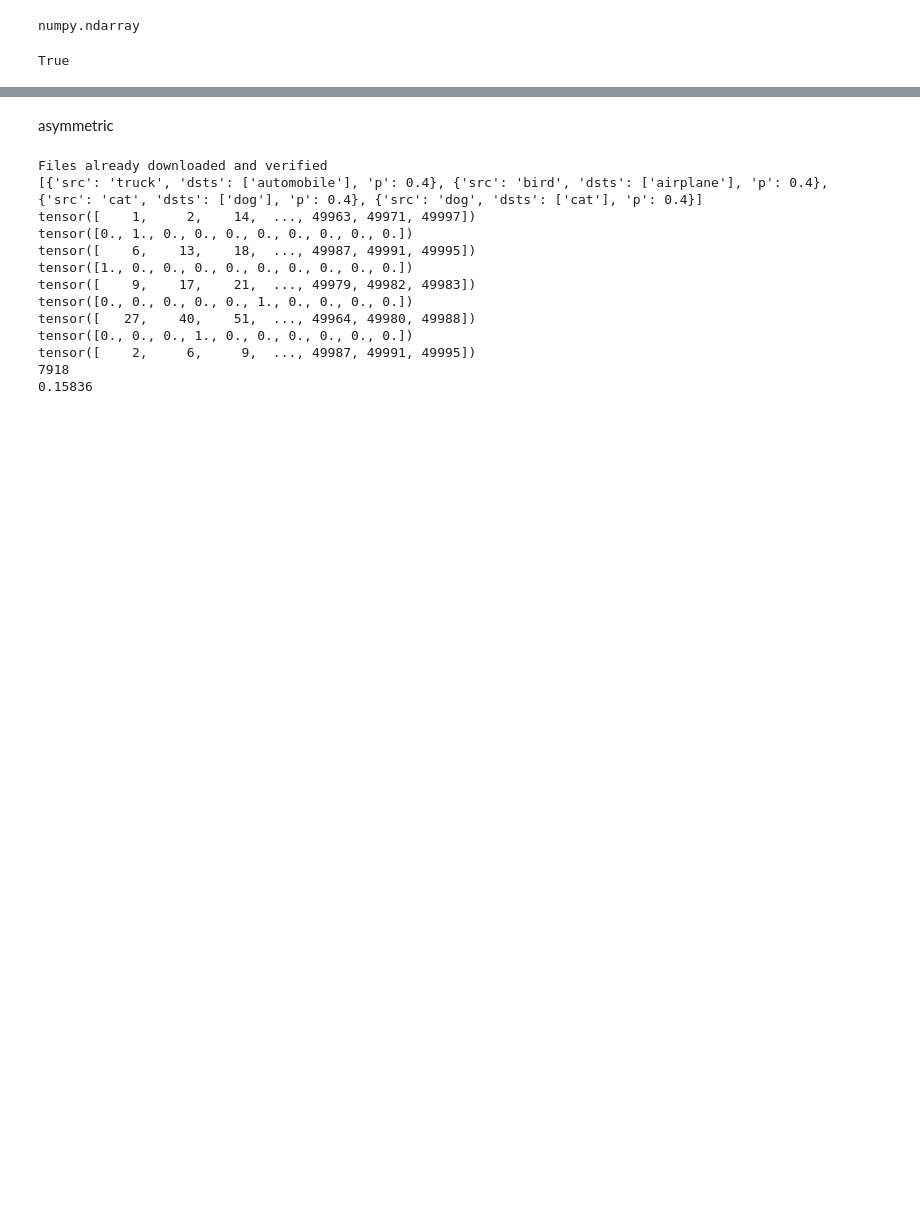
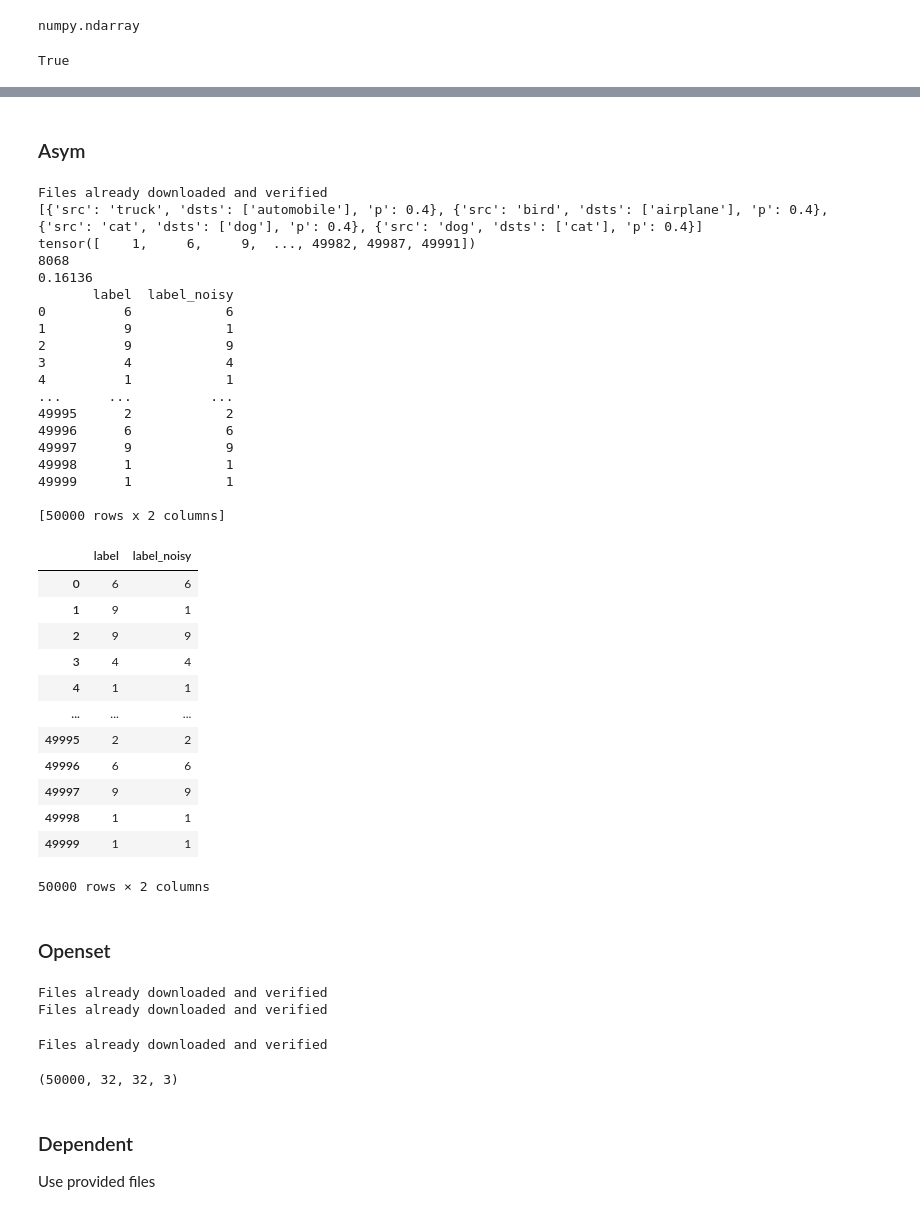
Before and after one commit to mark-antal-csizmadia/re-sln, a Jupyter notebook: scratch.ipynb, the cells around one changed output, grey strips where cells are left out. Drawn from its saved outputs; the diff is of its cells as text; code cells hidden in the pictures; blank space fills up the shorter version.

Commit message:
inherent label noise ++

```diff
--- a/scratch.ipynb
+++ b/scratch.ipynb
@@ -481,8 +414,9 @@ tensor([    0,     2,     5,  ..., 49989, 49992, 49994])
-# %% [markdown]
-asymmetric
+# %% [markdown]
+### Asym
 # %%
+dataset_name = "cifar10"
 train_dataset = datasets.CIFAR10(os.path.join(datapath, dataset_name), train=True, transform=transforms.ToTensor(), download=True)
-noise_rules = make_asymmetric_noise_rules(dataset_name, train_dataset)
+noise_rules = make_asym_noise_rules(dataset_name, train_dataset)
 print(noise_rules)
 
 targets = torch.tensor(train_dataset.targets)
@@ -490,23 +424,72 @@ noisy_targets = targets.detach().clone()
 
 for noise_rule in noise_rules:
     indices_per_rule, dirty_indicator_indices_per_rule, noisy_targets_per_rule = \
-        make_inherent_label_noise(train_dataset, noise_rule["src"], noise_rule["dsts"], noise_rule["p"])
+        make_sym_asym_noise(train_dataset, noise_rule["src"], noise_rule["dsts"], noise_rule["p"], seed=123)
     noisy_targets[indices_per_rule] = noisy_targets_per_rule[indices_per_rule]
 
 print(torch.where(targets != noisy_targets)[0])
 print(torch.where(targets != noisy_targets)[0].size(dim=0))
 print(torch.where(targets != noisy_targets)[0].size(dim=0) / targets.size(dim=0))
+
+df = pd.DataFrame(data={"label": targets.numpy(), "label_noisy": noisy_targets.numpy()})
+print(df)
+path_to_csv = "data/cifar10/label_noisy/asym0.4_custom.csv"
+df.to_csv(path_to_csv, index=False)
 # %% [output]
 Files already downloaded and verified
 [{'src': 'truck', 'dsts': ['automobile'], 'p': 0.4}, {'src': 'bird', 'dsts': ['airplane'], 'p': 0.4}, {'src': 'cat', 'dsts': ['dog'], 'p': 0.4}, {'src': 'dog', 'dsts': ['cat'], 'p': 0.4}]
-tensor([    1,     2,    14,  ..., 49963, 49971, 49997])
-tensor([0., 1., 0., 0., 0., 0., 0., 0., 0., 0.])
-tensor([    6,    13,    18,  ..., 49987, 49991, 49995])
-tensor([1., 0., 0., 0., 0., 0., 0., 0., 0., 0.])
-tensor([    9,    17,    21,  ..., 49979, 49982, 49983])
-tensor([0., 0., 0., 0., 0., 1., 0., 0., 0., 0.])
-tensor([   27,    40,    51,  ..., 49964, 49980, 49988])
-tensor([0., 0., 0., 1., 0., 0., 0., 0., 0., 0.])
-tensor([    2,     6,     9,  ..., 49987, 49991, 49995])
-7918
-0.15836
+tensor([    1,     6,     9,  ..., 49982, 49987, 49991])
+8068
+0.16136
+       label  label_noisy
+0          6            6
+1          9            1
+2          9            9
+3          4            4
+4          1            1
+...      ...          ...
+49995      2            2
+49996      6            6
+49997      9            9
+49998      1            1
+49999      1            1
+
+[50000 rows x 2 columns]
+# %%
+df_in = pd.read_csv(path_to_csv)
+df_in
+# %% [output]
+|  | label | label_noisy |
+| 0 | 6 | 6 |
+| 1 | 9 | 1 |
+| 2 | 9 | 9 |
+| 3 | 4 | 4 |
+| 4 | 1 | 1 |
+| ... | ... | ... |
+| 49995 | 2 | 2 |
+| 49996 | 6 | 6 |
+| 49997 | 9 | 9 |
+| 49998 | 1 | 1 |
+| 49999 | 1 | 1 |
+50000 rows × 2 columns
+# %% [markdown]
+### Openset
+# %%
+train_dataset = datasets.CIFAR10(os.path.join(datapath, dataset_name), train=True, transform=transforms.ToTensor(), download=True)
+make_openset_noise(dataset_name, train_dataset, p=0.4, seed=123)
+# %% [output]
+Files already downloaded and verified
+Files already downloaded and verified
+# %%
+train_dataset = datasets.CIFAR10(os.path.join(datapath, dataset_name), train=True, transform=transforms.ToTensor(), download=True)
+train_dataset.data = np.load("data/cifar10/label_noisy/openset0.4_custom.npy")
+# %% [output]
+Files already downloaded and verified
+# %%
+train_dataset.data.shape
+# %% [output]
+(50000, 32, 32, 3)
+# %% [markdown]
+### Dependent
+
+Use provided files
```
Also changed, not shown: parts of 47 cells of this notebook, 11 other files.
